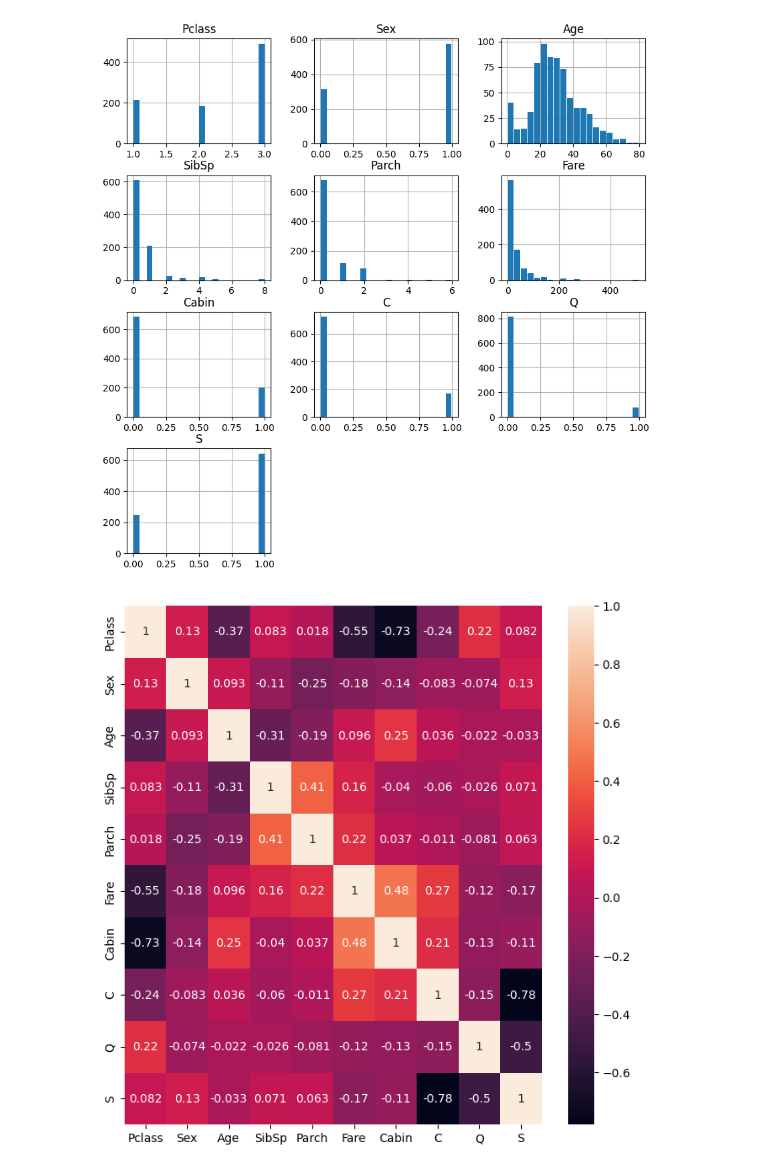
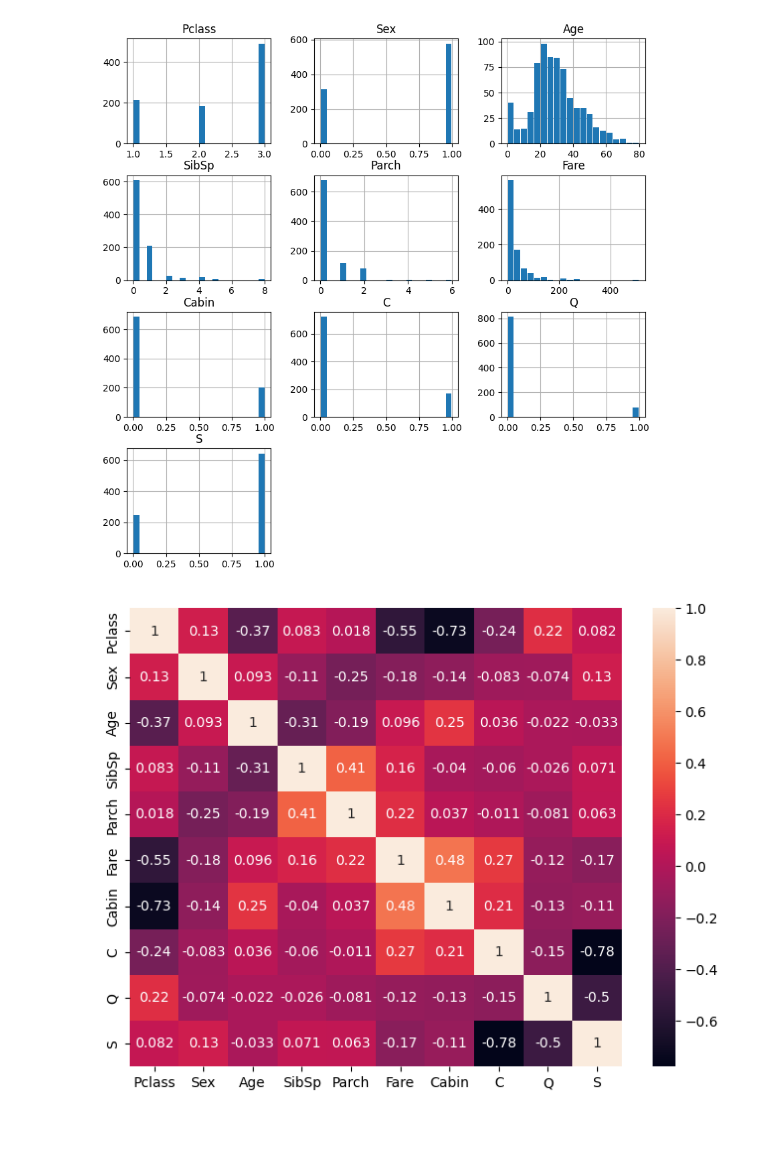
Before and after one commit to PanosKefalas/titanic, a Jupyter notebook: eda.ipynb, the cells around one changed output. Saved outputs shown, nothing was run; the diff lists cells and outputs as text; code cells hidden in the pictures; blank space fills up the shorter version.

```diff
--- a/eda.ipynb
+++ b/eda.ipynb
@@ -74,9 +73,9 @@ plt.show()
 # %% [output]
 [figure]
 # %%
-plt.figure(figsize=(8,8))
+plt.figure(figsize=(8,6))
 sns.heatmap(dfEncoded.corr(), annot=True)
 plt.show()
 # %% [output]
-[figure, old version]
+[figure, new version]
 # %%
```
Also changed, not shown: parts of 3 cells of this notebook, 1 other file.
